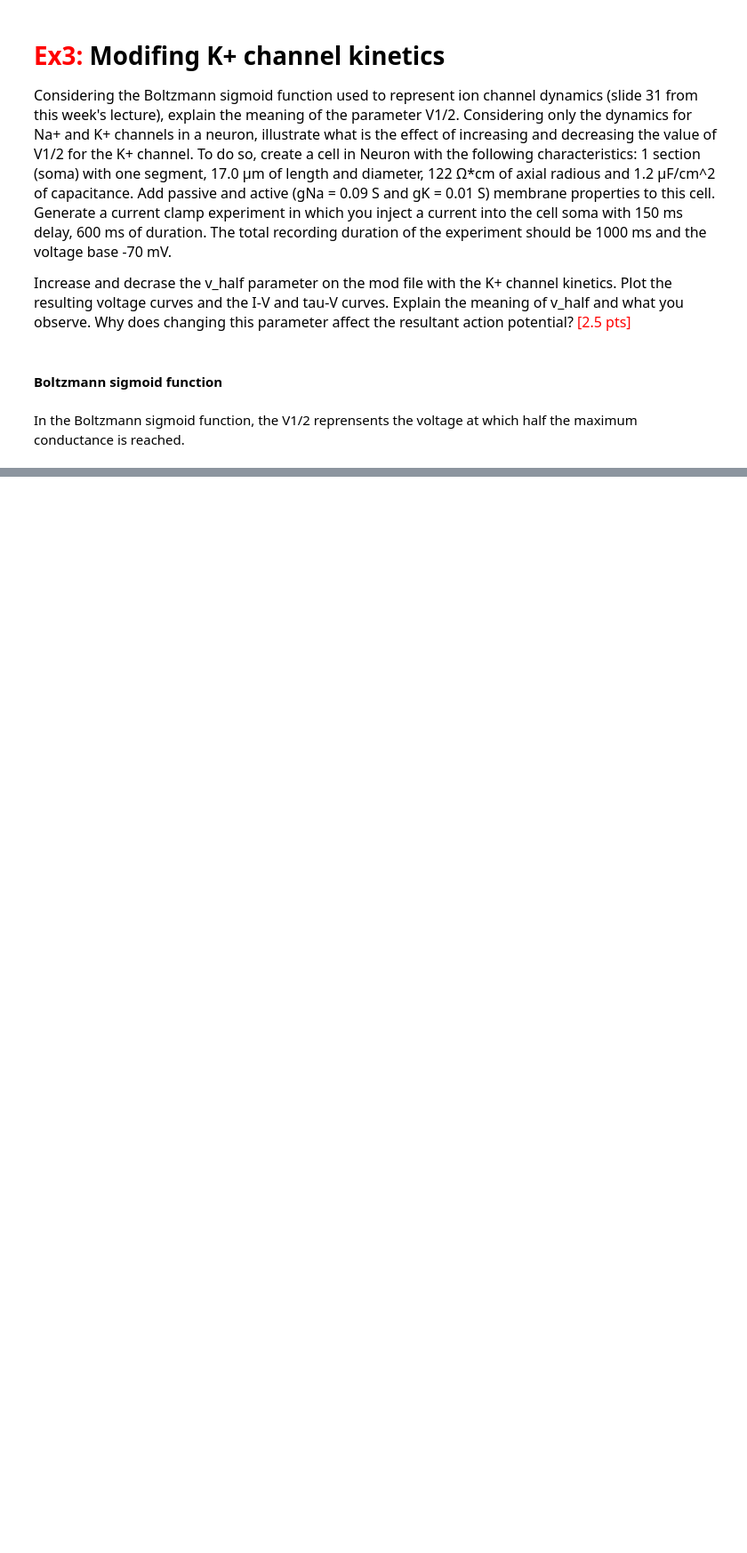
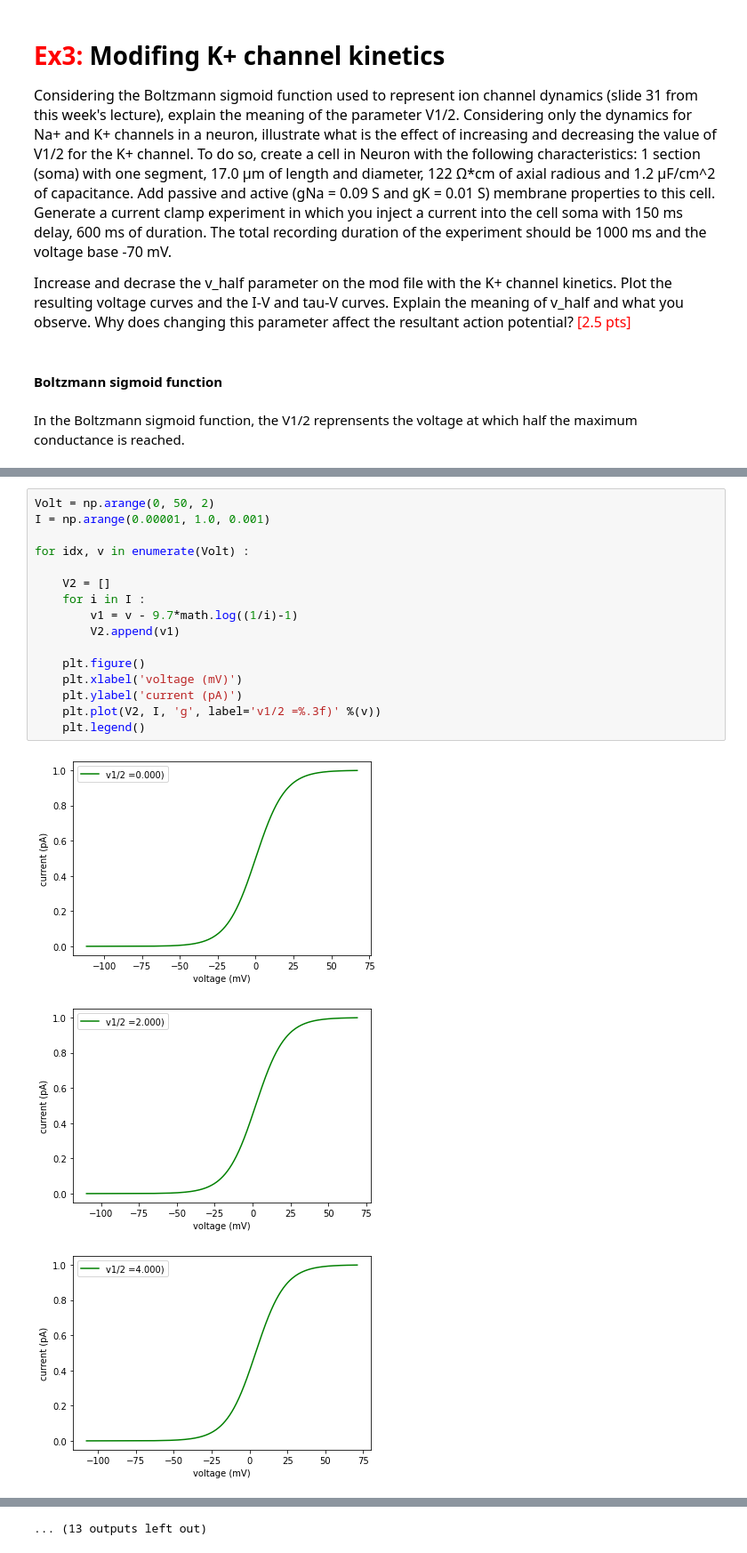
Before and after one commit to AlbrechtAlice/In-Silico-Neuroscience, a Jupyter notebook: Week3_HomeWork.ipynb, the cells around one changed output, grey strips where cells are left out. Shown at 89% size. Drawn from its saved outputs; the diff is of its cells as text; blank space fills up the shorter version.

```diff
--- a/Week3_HomeWork.ipynb
+++ b/Week3_HomeWork.ipynb
@@ -529,0 +563,20 @@ plt.plot(rec_t,rec_iK);
+# %%
+Volt = np.arange(0, 50, 2)
+I = np.arange(0.00001, 1.0, 0.001)
+
+for idx, v in enumerate(Volt) :
+
+    V2 = []
+    for i in I :
+        v1 = v - 9.7*math.log((1/i)-1)
+        V2.append(v1)
+
+    plt.figure()
+    plt.xlabel('voltage (mV)')
+    plt.ylabel('current (pA)')
+    plt.plot(V2, I, 'g', label='v1/2 =%.3f)' %(v))
+    plt.legend()
+# %% [output]
+[figure, added]
+[figure, added]
+[figure, added]
@@ -529,0 +592 @@ plt.plot(rec_t,rec_iK);
+... (13 outputs left out)
```
Also changed, not shown: parts of 6 cells of this notebook, 1 other file.
